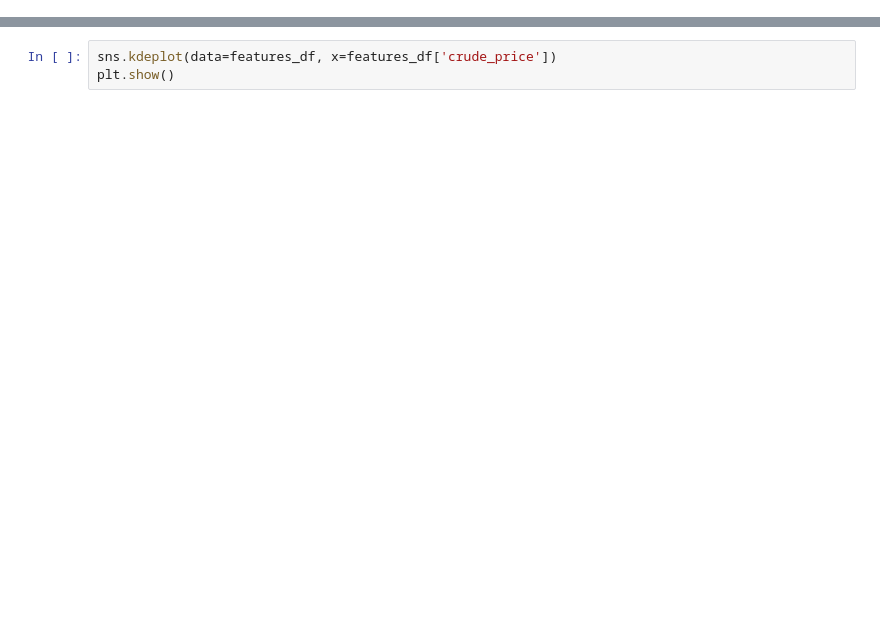
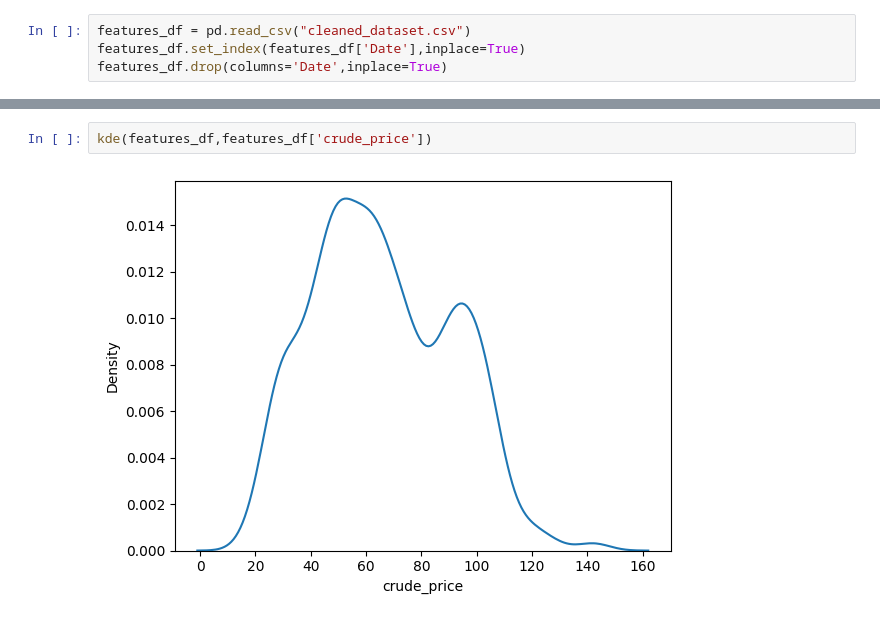
Before and after one commit to Andrew-Bordei/Data-Science, a Jupyter notebook: oil_model/notebooks/eda.ipynb, the cells around one changed output, grey strips where cells are left out. Saved outputs shown, nothing was run; the diff lists cells and outputs as text; blank space fills up the shorter version.

```diff
--- a/oil_model/notebooks/eda.ipynb
+++ b/oil_model/notebooks/eda.ipynb
@@ -5,2 +8,6 @@ import seaborn as sns
+# %%
+features_df = pd.read_csv("cleaned_dataset.csv")
+features_df.set_index(features_df['Date'],inplace=True)
+features_df.drop(columns='Date',inplace=True)
 # %%
 features_df.shape
@@ -15,4 +72,5 @@ features_df.isna().sum()
 # %%
-sns.kdeplot(data=features_df, x=features_df['crude_price'])
-plt.show()
+kde(features_df,features_df['crude_price'])
+# %% [output]
+[figure, added]
 # %%
```
Also changed, not shown: parts of 23 cells of this notebook, 3 other files.
